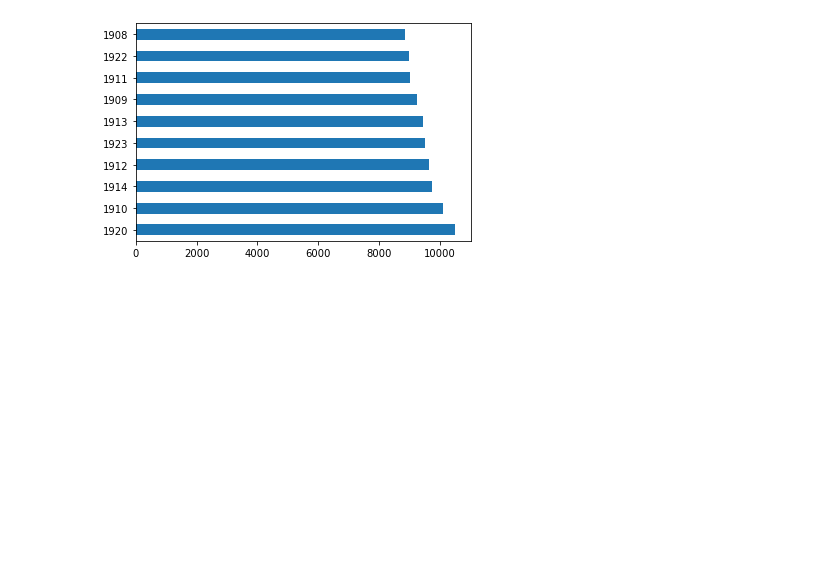
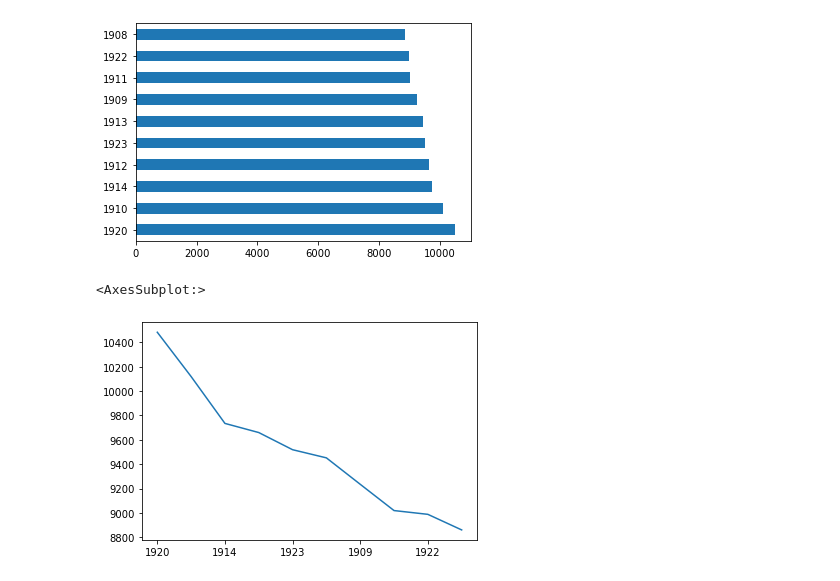
Before and after one commit to nkiseleva/2022-BDK6.5.3-P3_Gruppe_7, a Jupyter notebook: 2022-BDK6.5.3-P3_Gruppe_7 Frage 1.ipynb, the cells around one changed output. Cells and saved outputs as stored; diff of their text form; code cells hidden in the pictures; blank space fills up the shorter version.

Commit message:
Alternative visualization added

```diff
--- a/2022-BDK6.5.3-P3_Gruppe_7 Frage 1.ipynb
+++ b/2022-BDK6.5.3-P3_Gruppe_7 Frage 1.ipynb
@@ -71,3 +71,10 @@ dataset['Publication date (standardised)'].value_counts()[:n].plot.barh()
 # %% [output]
 <AxesSubplot:>
 [figure]
+# %%
+n = 10
+dataset['Publication date (standardised)'].value_counts()[:n].plot()
+#Build the visualisation 2
+# %% [output]
+<AxesSubplot:>
+[figure, added]
```
